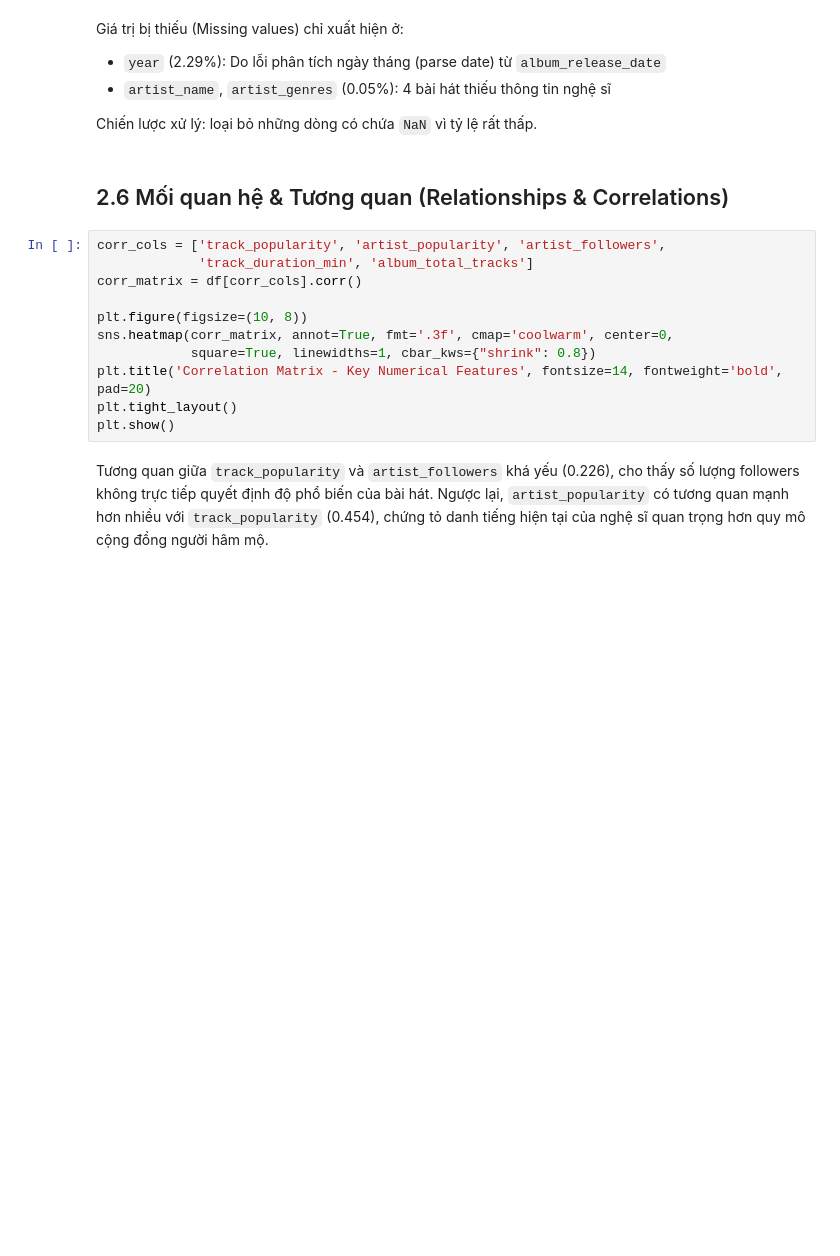
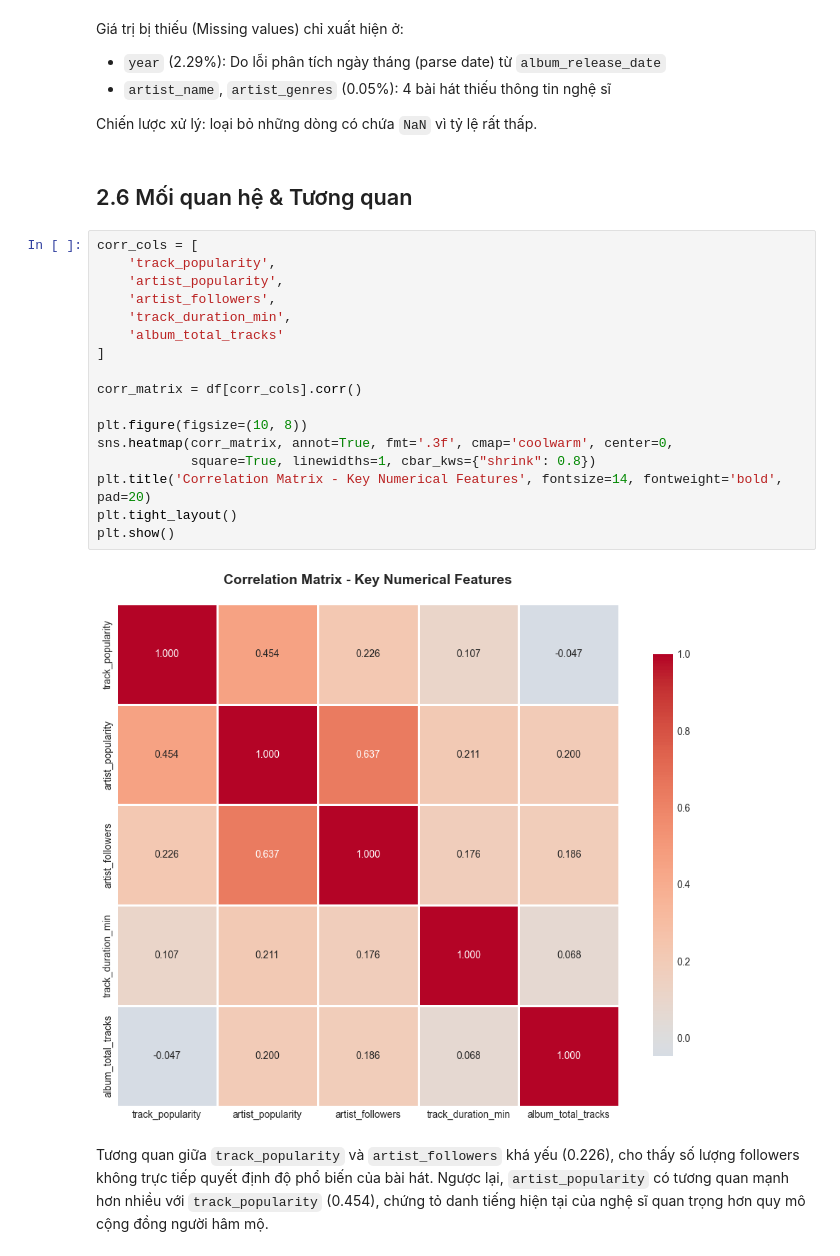
Before and after one commit to chisngyen/Spotify_Global_Music_Analysis, a Jupyter notebook: notebooks/02_data_exploration.ipynb, the cells around one changed output. Drawn from its saved outputs; the diff is of its cells as text; blank space fills up the shorter version.

```diff
--- a/notebooks/02_data_exploration.ipynb
+++ b/notebooks/02_data_exploration.ipynb
@@ -240,18 +479,26 @@ Giá trị bị thiếu (Missing values) chỉ xuất hiện ở:
 
 Chiến lược xử lý: loại bỏ những dòng có chứa `NaN` vì tỷ lệ rất thấp.
 # %% [markdown]
-## 2.6 Mối quan hệ & Tương quan (Relationships & Correlations)
+## 2.6 Mối quan hệ & Tương quan
 # %%
-corr_cols = ['track_popularity', 'artist_popularity', 'artist_followers',
-             'track_duration_min', 'album_total_tracks']
+corr_cols = [
+    'track_popularity',
+    'artist_popularity',
+    'artist_followers',
+    'track_duration_min',
+    'album_total_tracks'
+]
+
 corr_matrix = df[corr_cols].corr()
 
 plt.figure(figsize=(10, 8))
 sns.heatmap(corr_matrix, annot=True, fmt='.3f', cmap='coolwarm', center=0,
             square=True, linewidths=1, cbar_kws={"shrink": 0.8})
 plt.title('Correlation Matrix - Key Numerical Features', fontsize=14, fontweight='bold', pad=20)
 plt.tight_layout()
 plt.show()
+# %% [output]
+[figure, added]
 # %% [markdown]
 Tương quan giữa `track_popularity` và `artist_followers` khá yếu (0.226), cho thấy số lượng followers không trực tiếp quyết định độ phổ biến của bài hát. Ngược lại, `artist_popularity` có tương quan mạnh hơn nhiều với `track_popularity` (0.454), chứng tỏ danh tiếng hiện tại của nghệ sĩ quan trọng hơn quy mô cộng đồng người hâm mộ.
 # %%
```
Also changed, not shown: parts of 40 cells of this notebook, 6 other files.
